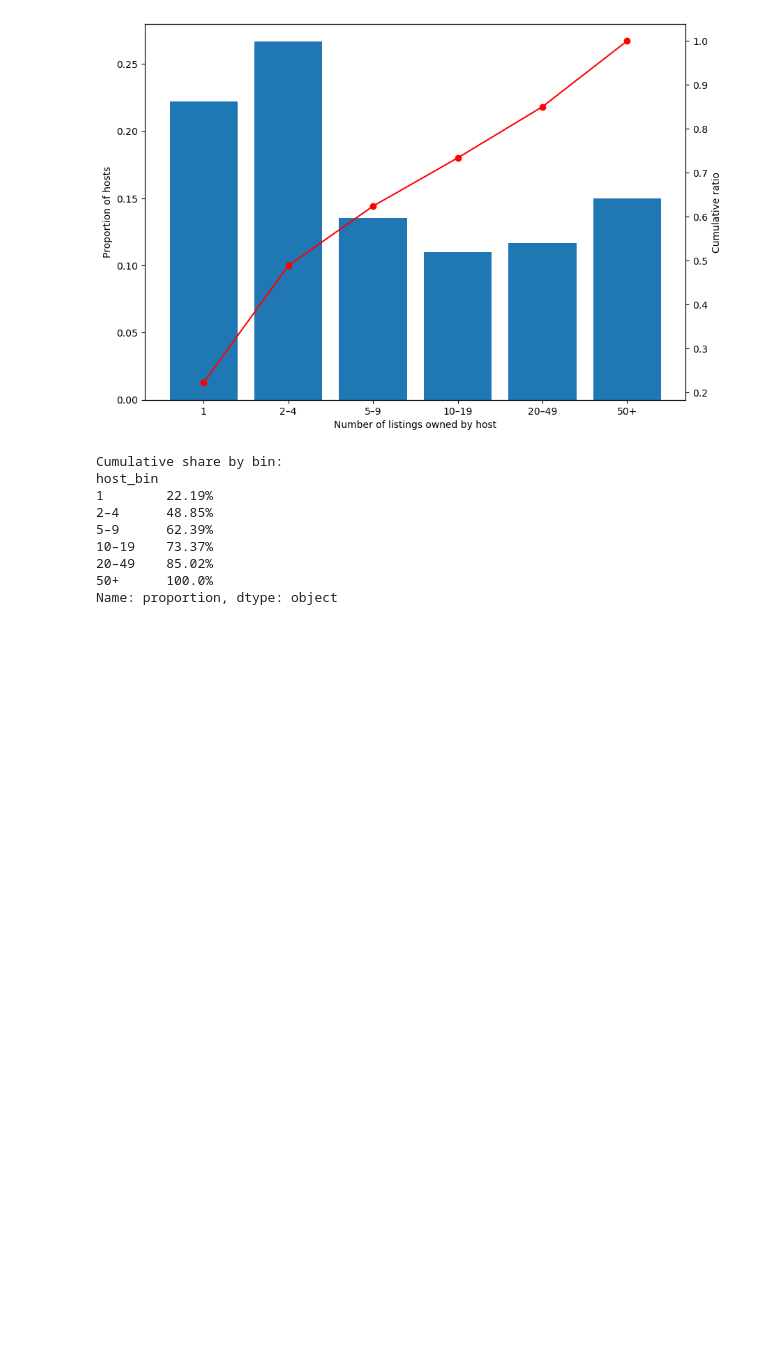
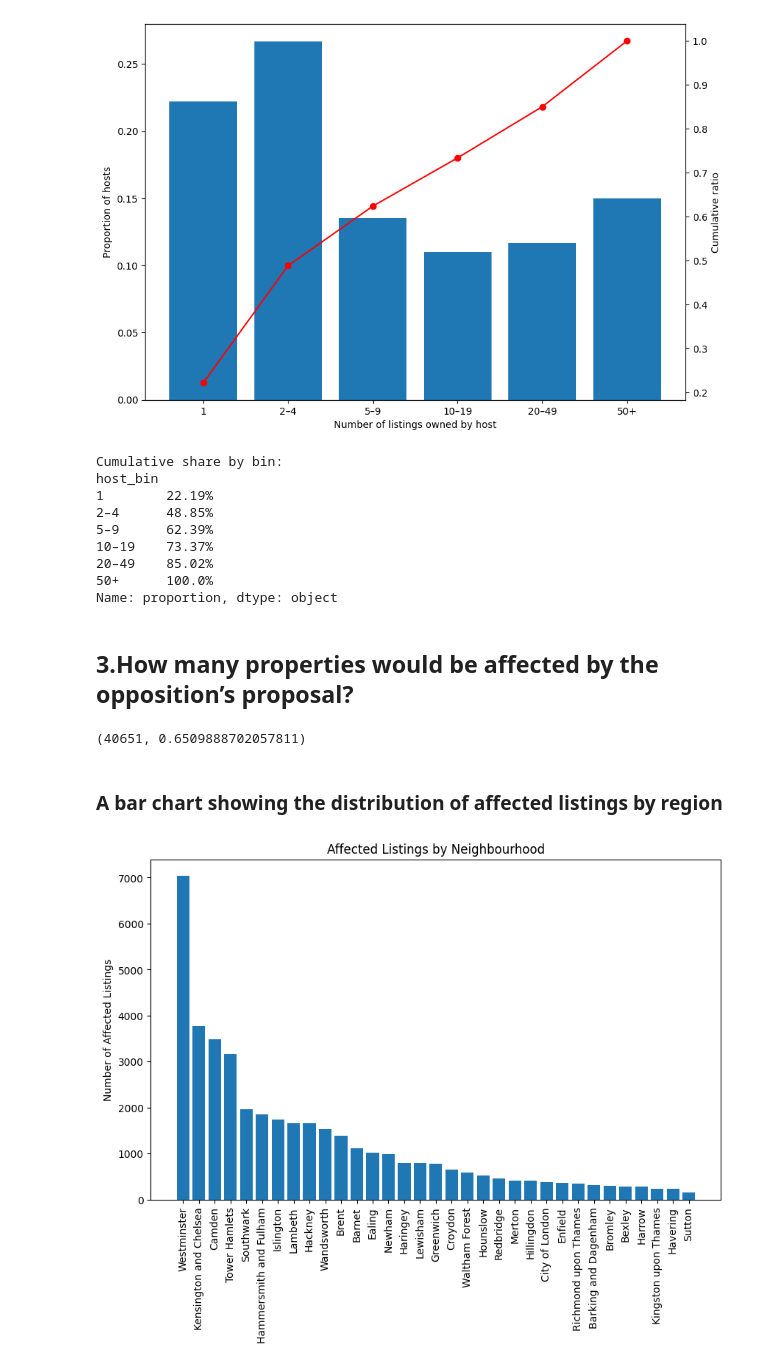
Before and after one commit to Levine-l/fsds-group, a Jupyter notebook: Group_project.ipynb, the cells around one changed output. Saved outputs shown, nothing was run; the diff lists cells and outputs as text; code cells hidden in the pictures; blank space fills up the shorter version.

```diff
--- a/Group_project.ipynb
+++ b/Group_project.ipynb
@@ -298,3 +308,39 @@ host_bin
 20–49    85.02%
 50+      100.0%
 Name: proportion, dtype: object
+# %% [markdown]
+## 3.How many properties would be affected by the opposition’s proposal?
+# %%
+#Find all professional landlords' host_id
+pro_hosts = df[df['host_total_listings_count'] > 2]['host_id'].unique()
+#Filter all listings under these landlords' names
+affected_properties = df[df['host_id'].isin(pro_hosts)]
+#Calculate the number of affected properties
+n_affected = len(affected_properties)
+#Compared to the entire Airbnb market
+total_listings = len(df)
+affected_ratio = n_affected / total_listings
+
+n_affected, affected_ratio
+# %% [output]
+(40651, 0.6509888702057811)
+# %% [markdown]
+### A bar chart showing the distribution of affected listings by region
+# %%
+import matplotlib.pyplot as plt
+
+affected_by_area = (
+    affected_properties.groupby('neighbourhood_cleansed')
+                       .size()
+                       .reset_index(name='n_affected')
+                       .sort_values('n_affected', ascending=False)
+)
+
+plt.figure(figsize=(10,6))
+plt.bar(affected_by_area['neighbourhood_cleansed'], affected_by_area['n_affected'])
+plt.xticks(rotation=90)
+plt.ylabel('Number of Affected Listings')
+plt.title('Affected Listings by Neighbourhood')
+plt.show()
+# %% [output]
+[figure, added]
```
Also changed, not shown: parts of 6 cells of this notebook.
